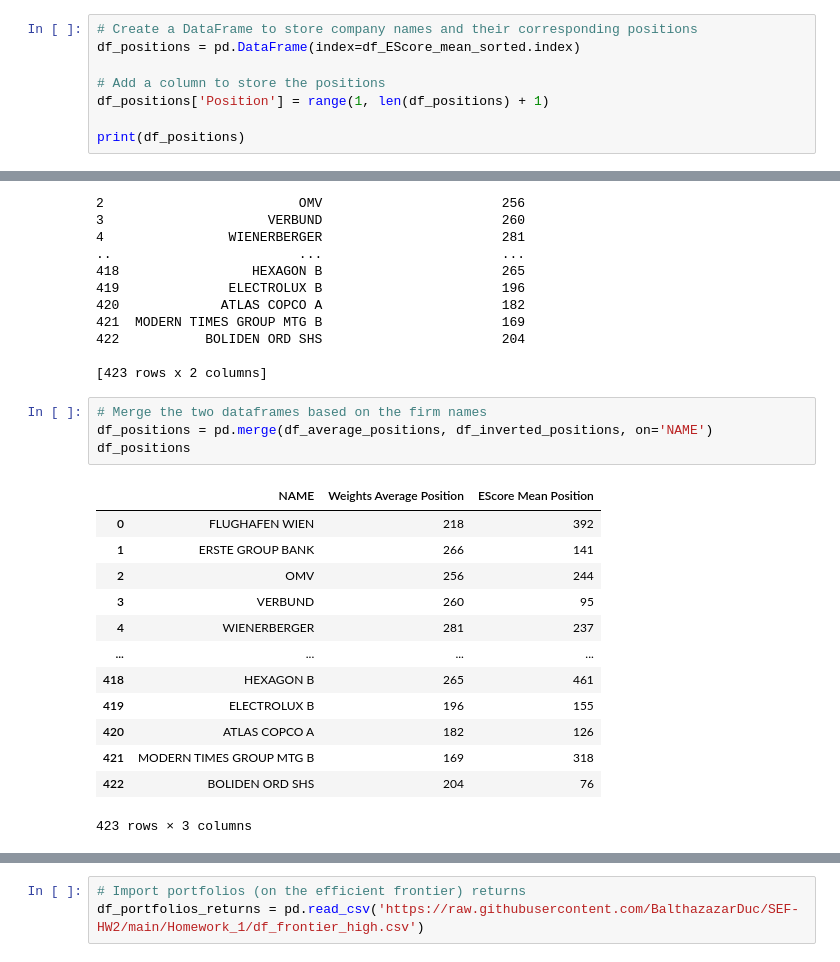
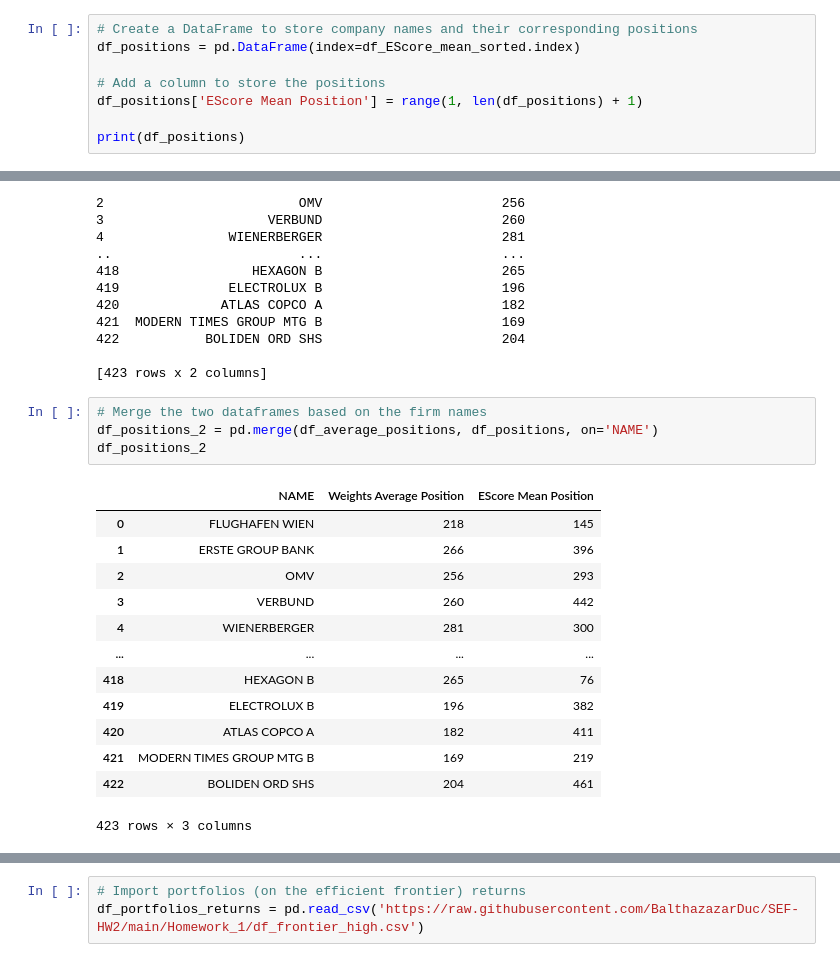
Before and after one commit to BalthazazarDuc/SEF-HW2, a Jupyter notebook: EX1.ipynb, the cells around one changed output, grey strips where cells are left out. Saved outputs shown, nothing was run; the diff lists cells and outputs as text.

```diff
--- a/EX1.ipynb
+++ b/EX1.ipynb
@@ -473,7 +473,7 @@ ASSICURAZIONI GENERALI         97.020667
 df_positions = pd.DataFrame(index=df_EScore_mean_sorted.index)
 
 # Add a column to store the positions
-df_positions['Position'] = range(1, len(df_positions) + 1)
+df_positions['EScore Mean Position'] = range(1, len(df_positions) + 1)
 
 print(df_positions)
 # %% [output]
@@ -613,21 +597,21 @@ print(df_average_positions)
 [423 rows x 2 columns]
 # %%
 # Merge the two dataframes based on the firm names
-df_positions = pd.merge(df_average_positions, df_inverted_positions, on='NAME')
-df_positions
+df_positions_2 = pd.merge(df_average_positions, df_positions, on='NAME')
+df_positions_2
 # %% [output]
 |  | NAME | Weights Average Position | EScore Mean Position |
-| 0 | FLUGHAFEN WIEN | 218 | 392 |
-| 1 | ERSTE GROUP BANK | 266 | 141 |
-| 2 | OMV | 256 | 244 |
-| 3 | VERBUND | 260 | 95 |
-| 4 | WIENERBERGER | 281 | 237 |
+| 0 | FLUGHAFEN WIEN | 218 | 145 |
+| 1 | ERSTE GROUP BANK | 266 | 396 |
+| 2 | OMV | 256 | 293 |
+| 3 | VERBUND | 260 | 442 |
+| 4 | WIENERBERGER | 281 | 300 |
 | ... | ... | ... | ... |
-| 418 | HEXAGON B | 265 | 461 |
-| 419 | ELECTROLUX B | 196 | 155 |
-| 420 | ATLAS COPCO A | 182 | 126 |
-| 421 | MODERN TIMES GROUP MTG B | 169 | 318 |
-| 422 | BOLIDEN ORD SHS | 204 | 76 |
+| 418 | HEXAGON B | 265 | 76 |
+| 419 | ELECTROLUX B | 196 | 382 |
+| 420 | ATLAS COPCO A | 182 | 411 |
+| 421 | MODERN TIMES GROUP MTG B | 169 | 219 |
+| 422 | BOLIDEN ORD SHS | 204 | 461 |
 423 rows × 3 columns
 # %%
 # Calculate the average position for each firm
```
Also changed, not shown: parts of 9 cells of this notebook.
